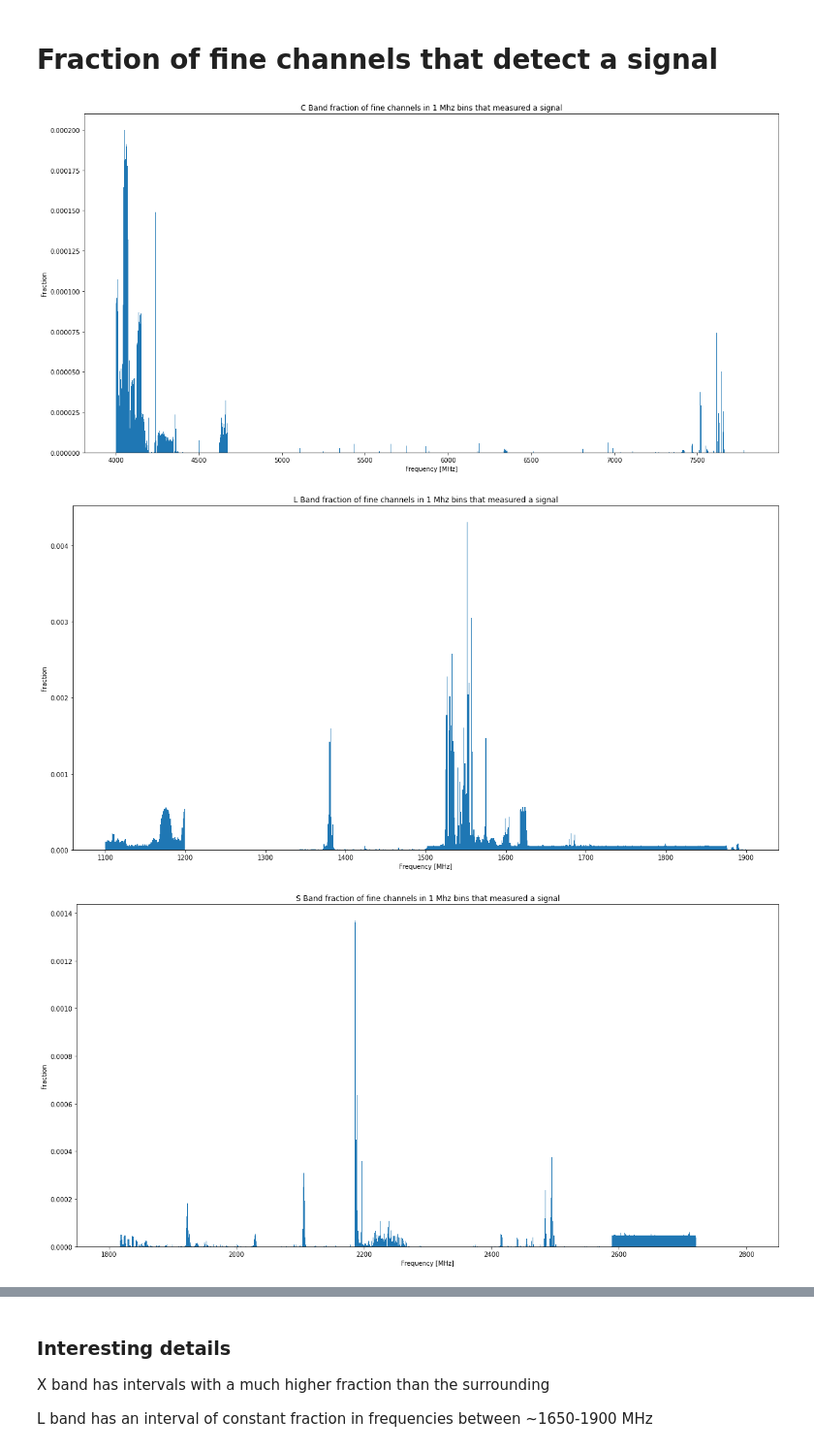
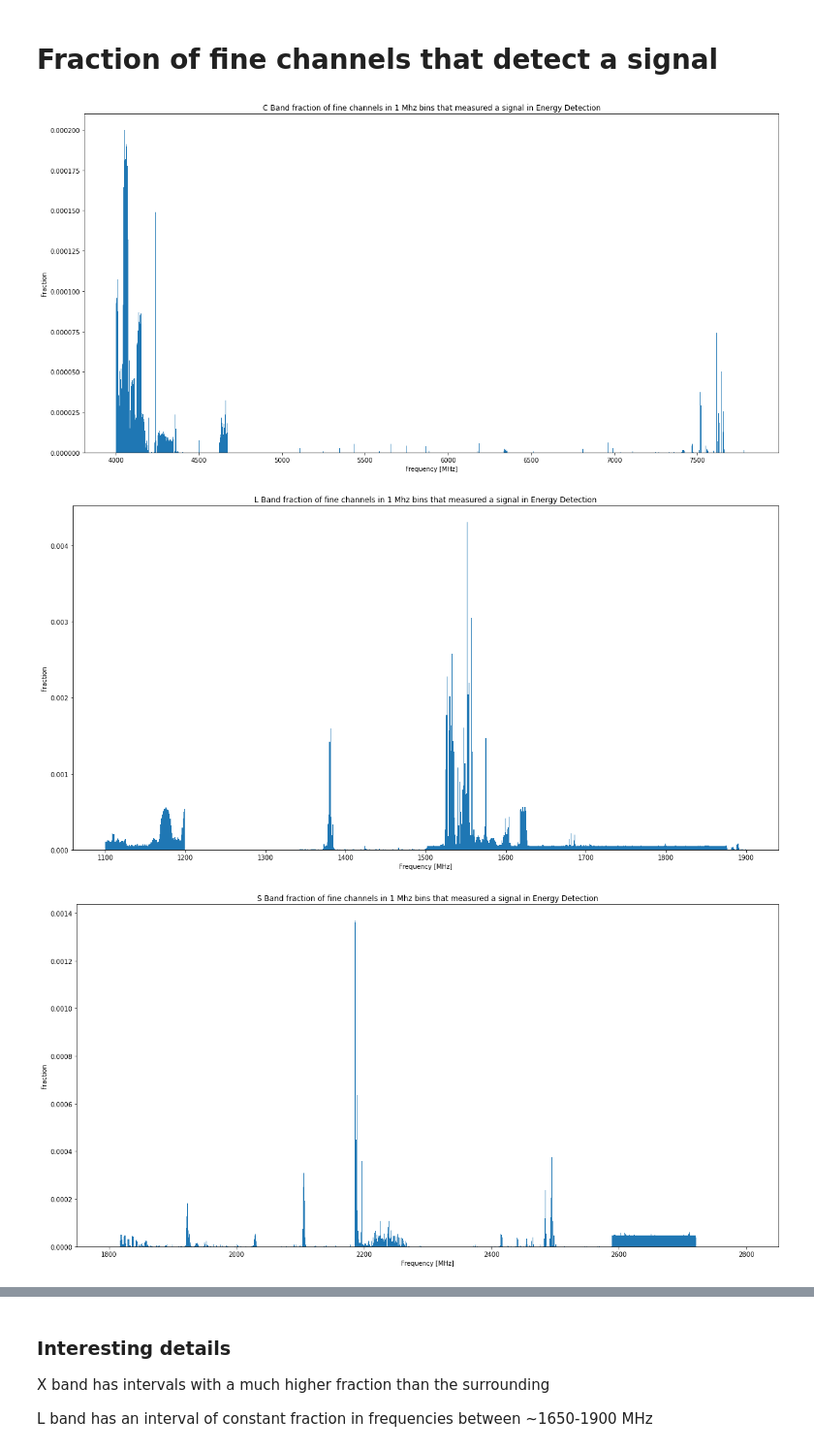
Before and after one commit to dbautista98/Breakthrough_Listen, a Jupyter notebook: turboSETI_vs_energy_detection.ipynb, the cells around one changed output, grey strips where cells are left out. Shown at 97% size. Saved outputs shown, nothing was run; the diff lists cells and outputs as text; code cells hidden in the pictures.

```diff
--- a/turboSETI_vs_energy_detection.ipynb
+++ b/turboSETI_vs_energy_detection.ipynb
@@ -142,15 +135,18 @@ fine_pickles.sort()
 # %%
 for i in range(4):
     fraction_data = read_pickle(fine_pickles[i])
     fractions = fraction_data["fine channel fraction"]
     frequencies = fraction_data["frequency bin"]
+    band = fraction_data["band"]
+    savepath = "/home/danielb/fall_2021/fine_channel_plots/%s_band_energy_detection_fine_channel_fraction.pdf"%band
 
     plt.figure(figsize=(20,10))
     plt.bar(frequencies, fractions, width=1)
     plt.xlabel("Frequency [MHz]")
     plt.ylabel("Fraction")
-    plt.title("%s Band fraction of fine channels in %s Mhz bins that measured a signal"%(fraction_data["band"], fraction_data["bin_width"]))
+    plt.title("%s Band fraction of fine channels in %s Mhz bins that measured a signal in Energy Detection"%(fraction_data["band"], fraction_data["bin_width"]))
+    plt.savefig(savepath, bbox_inches='tight', transparent=False)
 # %% [output]
-[figure, old version]
+[figure, new version]
-[figure, old version]
+[figure, new version]
-[figure, old version]
+[figure, new version]
```
Also changed, not shown: parts of 5 cells of this notebook.
